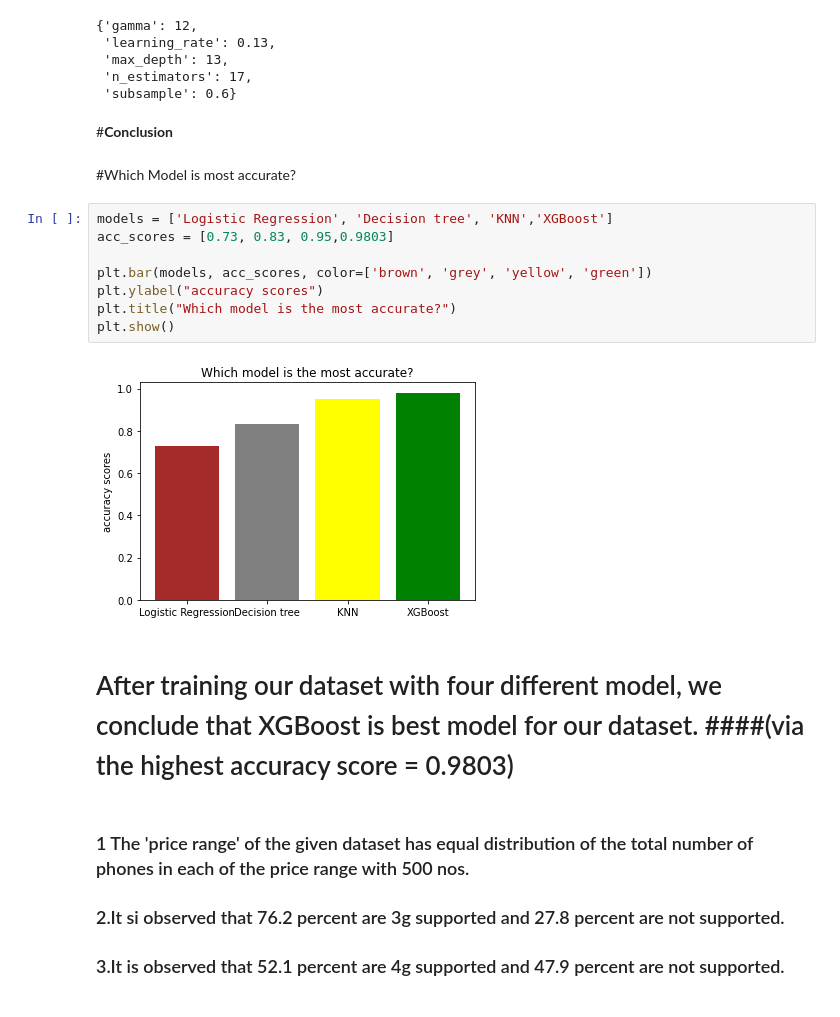
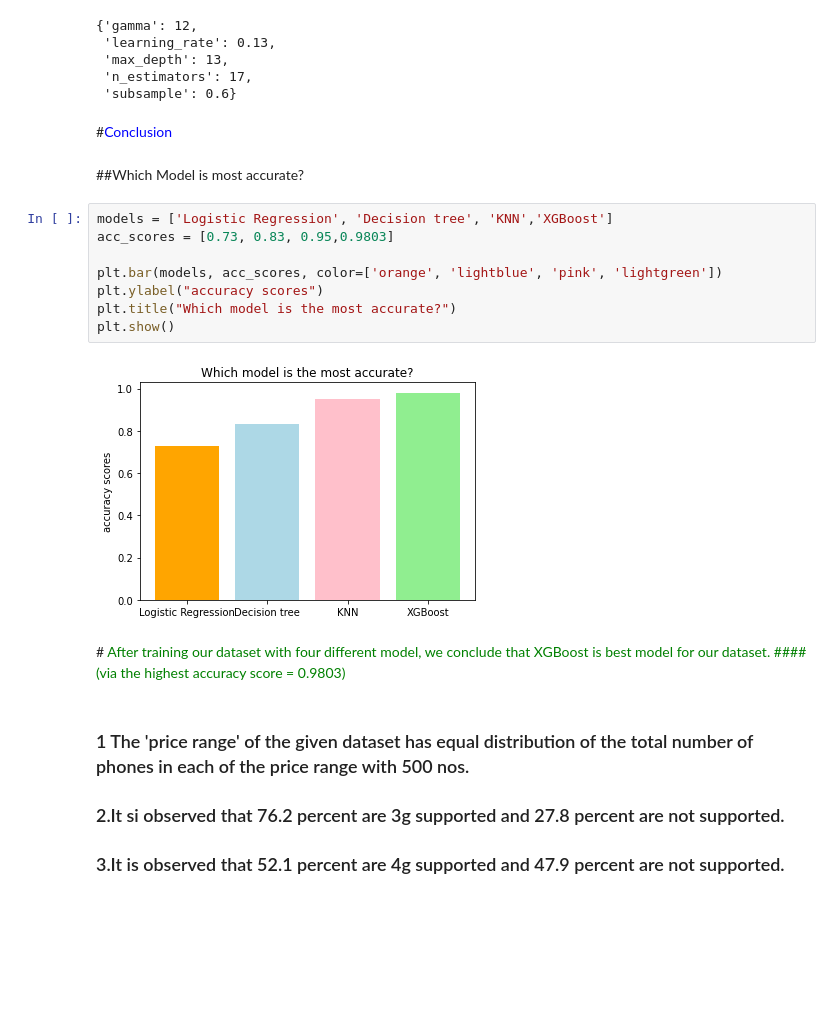
Before and after one commit to RanjithK2608/Mobile-Price-range-Prediction, a Jupyter notebook: Mobile_Price_Range_Prediction.ipynb, the cells around one changed output. Drawn from its saved outputs; the diff is of its cells as text; blank space fills up the shorter version.

```diff
--- a/Mobile_Price_Range_Prediction.ipynb
+++ b/Mobile_Price_Range_Prediction.ipynb
@@ -703,21 +739,22 @@ xgb_randomized.best_params_
  'n_estimators': 17,
  'subsample': 0.6}
 # %% [markdown]
-#<b>Conclusion
+#<font color='blue'>Conclusion
 # %% [markdown]
-#Which Model is most accurate?
+##Which Model is most accurate?
 # %%
 models = ['Logistic Regression', 'Decision tree', 'KNN','XGBoost']
 acc_scores = [0.73, 0.83, 0.95,0.9803]
 
-plt.bar(models, acc_scores, color=['brown', 'grey', 'yellow', 'green'])
+plt.bar(models, acc_scores, color=['orange', 'lightblue', 'pink', 'lightgreen'])
 plt.ylabel("accuracy scores")
 plt.title("Which model is the most accurate?")
 plt.show()
 # %% [output]
-[figure, old version]
+[figure, new version]
 # %% [markdown]
-# After training our dataset with four different model, we conclude that XGBoost is best model for our dataset. ####(via the highest accuracy score = 0.9803)
+#<font color='green'> After training our dataset with four different model, we conclude that XGBoost is best model for our dataset.
+####(via the highest accuracy score = 0.9803)
 # %% [markdown]
 ### 1 The 'price range' of the given dataset has equal distribution of the total number of phones in each of the price range with 500 nos.
 ### 2.It si observed that 76.2 percent are 3g supported and 27.8 percent are not supported.
```
Also changed, not shown: parts of 41 cells of this notebook.
